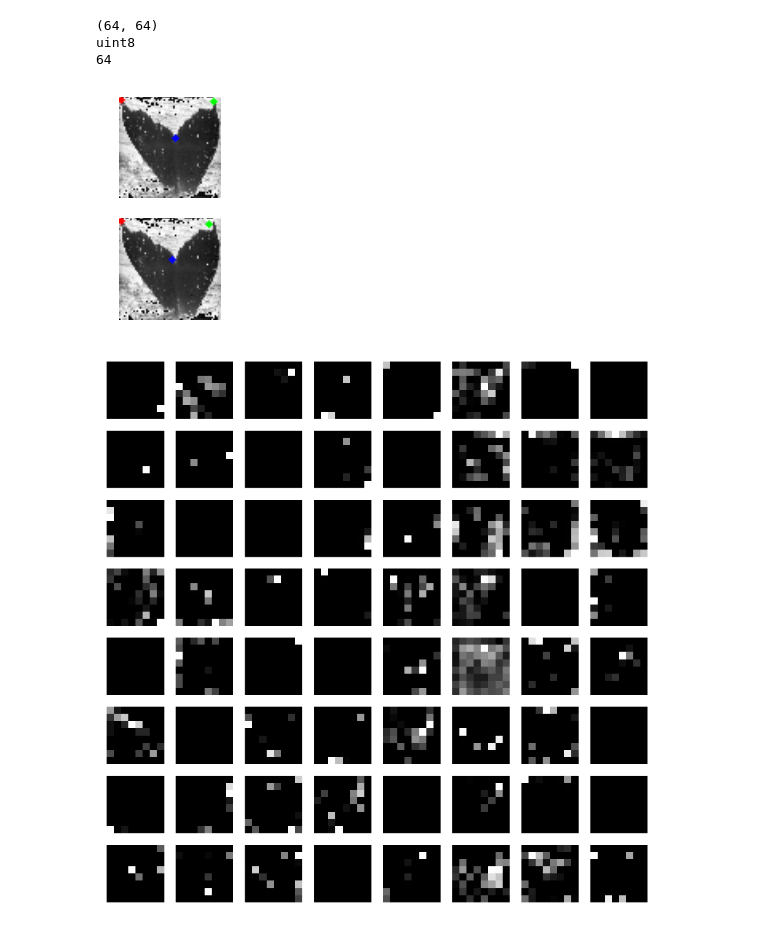
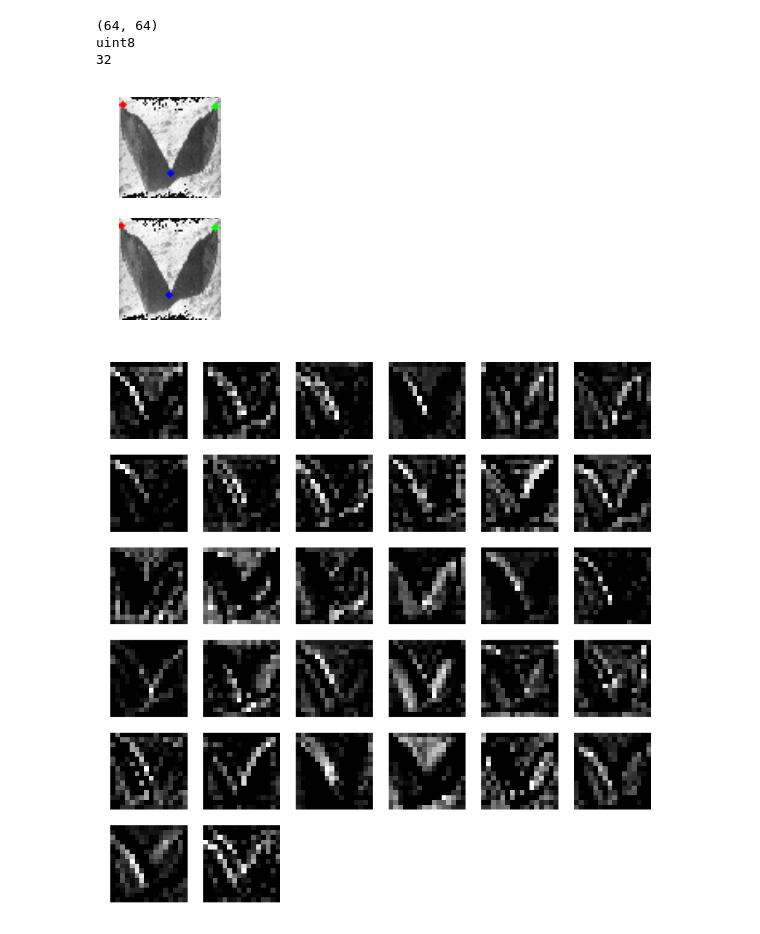
Before and after one commit to zmjjmz/thesiswork, a Jupyter notebook: edge_extract/Keypoint Extractor Analysis.ipynb, the cells around one changed output. Cells and saved outputs as stored; diff of their text form; code cells hidden in the pictures.

```diff
--- a/edge_extract/Keypoint Extractor Analysis.ipynb
+++ b/edge_extract/Keypoint Extractor Analysis.ipynb
@@ -101,37 +104,37 @@ def show_output(originals, true_labels, outputs, ind, stage=-1):
 
     network_stage = outputs[stage][ind].swapaxes(0,2)
     #print(output)
     f, trueax = plt.subplots(2)
     for i in trueax:
         i.axis('off')
     trueax[0].imshow(gt_drawn)
     trueax[1].imshow(pred_drawn)
 
     nfilters = network_stage.shape[-1]
     print(nfilters)
     square_size = int(np.sqrt(nfilters) + 0.5)
     #print(square_size)
     plt.gray()
     f, netax = plt.subplots(square_size, square_size, figsize=(15,15))
     for i in range(square_size*square_size):
         #netax.set_gray()
         this_ax = netax[i // square_size, i % square_size]
         this_ax.axis('off')
         #this_ax.get_xaxis().set_visible(False)
         #this_ax.get_yaxis().set_visible(False)
         if i < nfilters:
             this_ax.imshow(network_stage[:,:,i], interpolation='none')
     #ax[2].imshow(network_stage)
 
-sec = 'train'
+sec = 'valid'
 show_output(dset_for_model[sec]['X'], dset_for_model[sec]['y'], point_outputs[sec],
             random.choice(range(dset_for_model[sec]['X'].shape[0])), stage=7)
 # %% [output]
 (64, 64)
 uint8
-64
+32
-[figure, old version]
+[figure, new version]
-[figure, old version]
+[figure, new version]
 # %%
 #print(len(point_outputs_valid))
 n_layers = len(point_outputs[sec])
```
Also changed, not shown: parts of 6 cells of this notebook, 2 other files.
